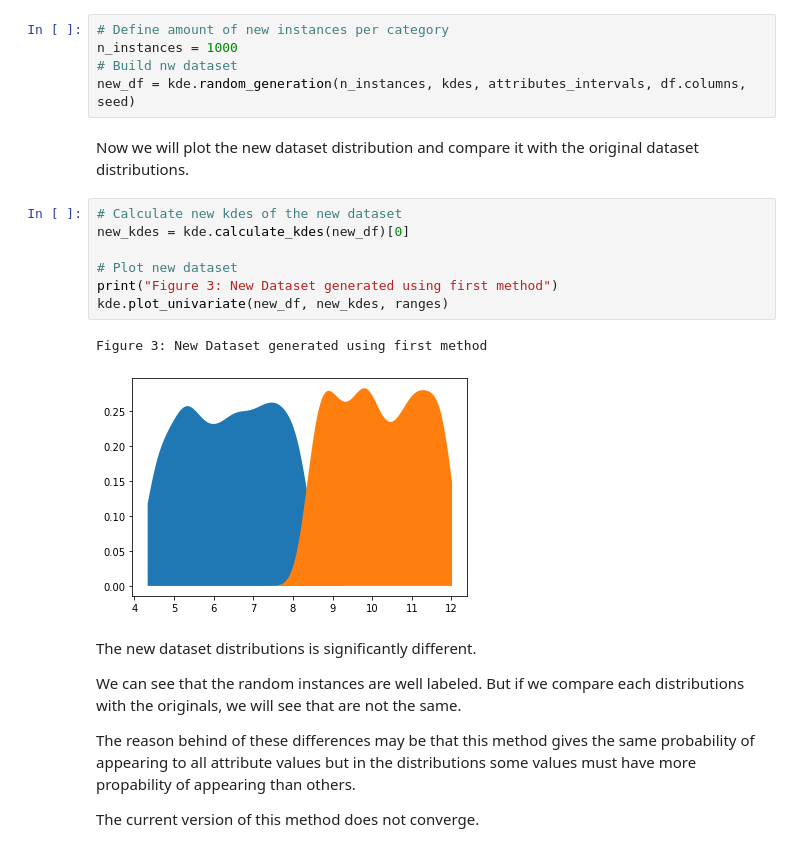
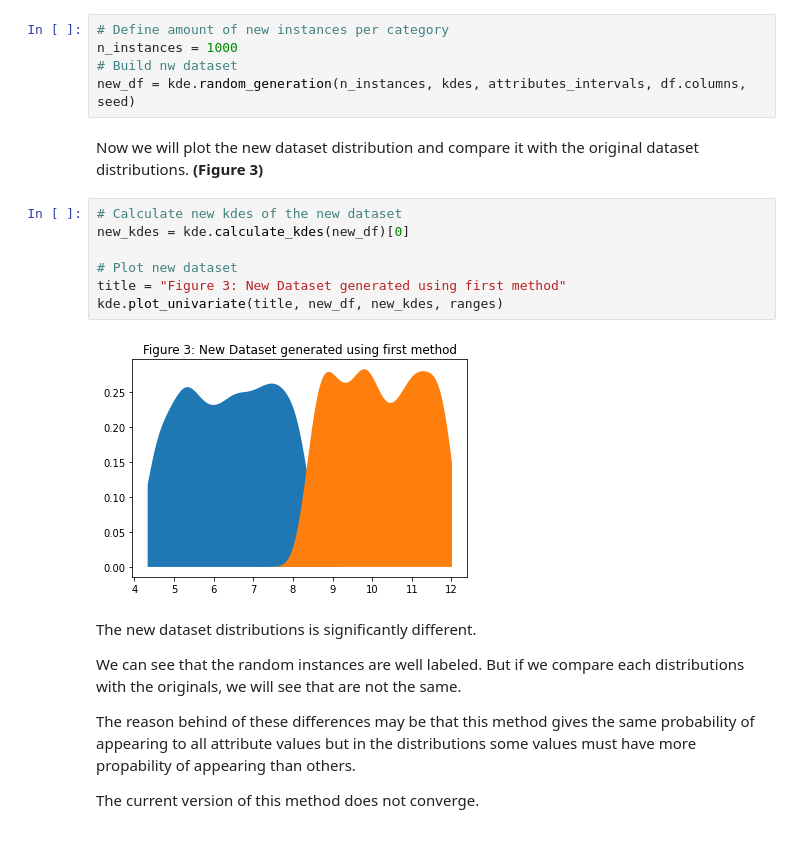
Before and after one commit to Mydherin/synthetic-dataset, a Jupyter notebook: proposal.ipynb, the cells around one changed output. Cells and saved outputs as stored; diff of their text form.

```diff
--- a/proposal.ipynb
+++ b/proposal.ipynb
@@ -83,17 +81,16 @@ n_instances = 1000
 # Build nw dataset
 new_df = kde.random_generation(n_instances, kdes, attributes_intervals, df.columns, seed)
 # %% [markdown]
-Now we will plot the new dataset distribution and compare it with the original dataset distributions.
+Now we will plot the new dataset distribution and compare it with the original dataset distributions. **(Figure 3)**
 # %%
 # Calculate new kdes of the new dataset
 new_kdes = kde.calculate_kdes(new_df)[0]
 
 # Plot new dataset
-print("Figure 3: New Dataset generated using first method")
-kde.plot_univariate(new_df, new_kdes, ranges)
+title = "Figure 3: New Dataset generated using first method"
+kde.plot_univariate(title, new_df, new_kdes, ranges)
 # %% [output]
-Figure 3: New Dataset generated using first method
-[figure, old version]
+[figure, new version]
 # %% [markdown]
 The new dataset distributions is significantly different.
 
```
Also changed, not shown: parts of 7 cells of this notebook, 6 other files.
